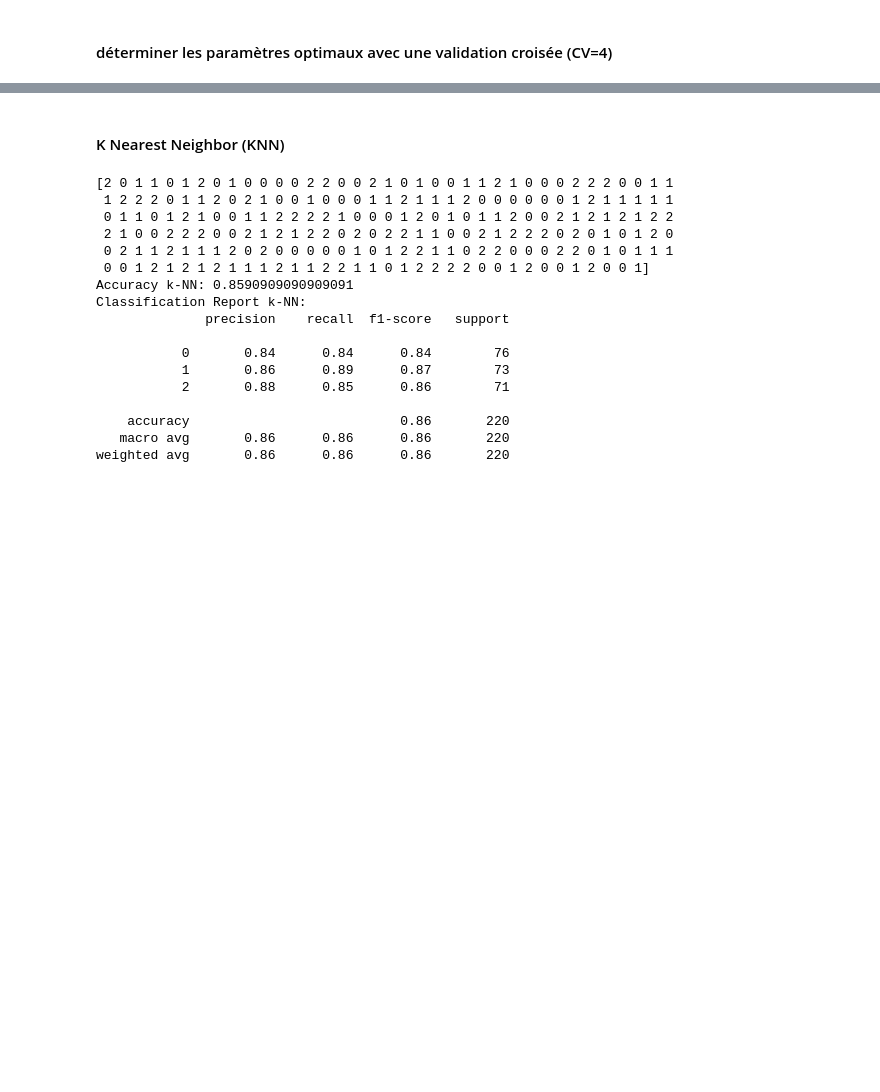
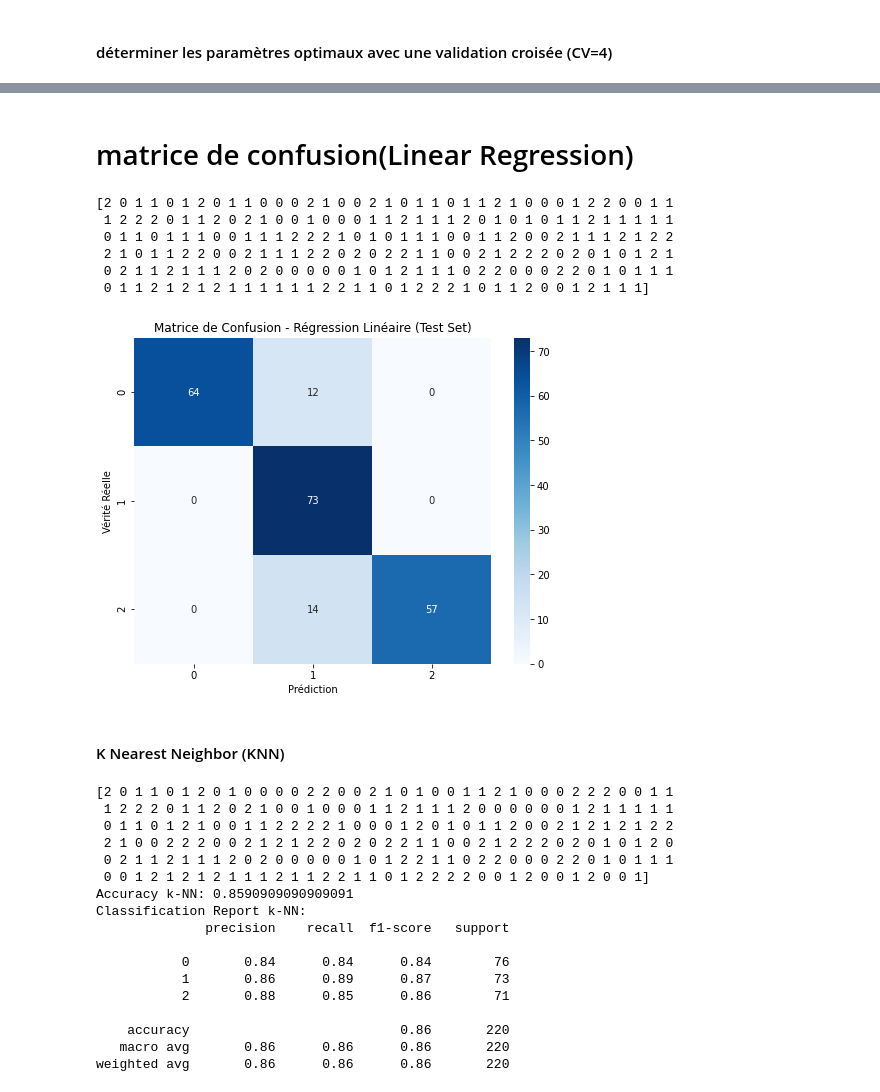
Before and after one commit to Yosri-Jemai/Student-Stress-Factors, a Jupyter notebook: Student Stress Analysis.ipynb, the cells around one changed output, grey strips where cells are left out. Drawn from its saved outputs; the diff is of its cells as text; code cells hidden in the pictures; blank space fills up the shorter version.

```diff
--- a/Student Stress Analysis.ipynb
+++ b/Student Stress Analysis.ipynb
@@ -435,0 +434,28 @@ Meilleur score de validation croisée : 0.7696923844745266
+# %%
+from sklearn.linear_model import LinearRegression
+from sklearn.model_selection import train_test_split
+from sklearn.metrics import mean_squared_error
+import numpy as np
+
+# X représente les caractéristiques, et y représente les étiquettes (stress_level).
+X = ds[['anxiety_level', 'self_esteem', 'sleep_quality','mental_health_history','depression','headache','breathing_problem','noise_level','living_conditions','safety','basic_needs','academic_performance','study_load','teacher_student_relationship','future_career_concerns','social_support','peer_pressure','extracurricular_activities','bullying','blood_pressure']]
+y = ds['stress_level']
+
+# Divisez les données en ensembles d'entraînement et de test
+X_train, X_test, y_train, y_test = train_test_split(X, y, test_size=0.2, random_state=42)
+
+# Créez et entraînez le modèle de régression linéaire
+linear_reg_model = LinearRegression()
+linear_reg_model.fit(X_train, y_train)
+
+# Faites des prédictions sur l'ensemble de test
+y_test_pred = linear_reg_model.predict(X_test)
+print(y_test_pred)
+
+# Évaluez la performance du modèle
+mse = mean_squared_error(y_test, y_test_pred)
+rmse = np.sqrt(mse)
+
+# Affichez la performance du modèle
+print("Erreur quadratique moyenne (MSE):", mse)
+print("Erreur quadratique moyenne racine (RMSE):", rmse)
@@ -436,3 +480,30 @@ Meilleur score de validation croisée : 0.7696923844745266
+# %% [markdown]
+#  matrice de confusion(Linear Regression)
+# %%
+# Définissez des seuils pour chaque classe
+thresholds = [0.5, 1.5]
+#thresholds nférieur à 0.5 peut être considéré comme la classe 0, entre 0.5 et 1.5 comme la classe 1, et supérieur à 1.5 comme la classe 2.
+# Appliquez les seuils aux prédictions pour obtenir les classes prédites
+predicted_classes = np.digitize(y_test_pred, thresholds)
+print(predicted_classes)
+# Créez la matrice de confusion
+conf_matrix_linear_reg = confusion_matrix(y_test, predicted_classes)
+
+# Affichez la matrice de confusion
+plt.figure(figsize=(8, 6))
+sns.heatmap(conf_matrix_linear_reg, annot=True, fmt='d', cmap='Blues', xticklabels=[0, 1, 2], yticklabels=[0, 1, 2])
+plt.title('Matrice de Confusion - Régression Linéaire (Test Set)')
+plt.xlabel('Prédiction')
+plt.ylabel('Vérité Réelle')
+plt.show()
+# %% [output]
+[2 0 1 1 0 1 2 0 1 1 0 0 0 2 1 0 0 2 1 0 1 1 0 1 1 2 1 0 0 0 1 2 2 0 0 1 1
+ 1 2 2 2 0 1 1 2 0 2 1 0 0 1 0 0 0 1 1 2 1 1 1 2 0 1 0 1 0 1 1 2 1 1 1 1 1
+ 0 1 1 0 1 1 1 0 0 1 1 1 2 2 2 1 0 1 0 1 1 1 0 0 1 1 2 0 0 2 1 1 1 2 1 2 2
+ 2 1 0 1 1 2 2 0 0 2 1 1 1 2 2 0 2 0 2 2 1 1 0 0 2 1 2 2 2 0 2 0 1 0 1 2 1
+ 0 2 1 1 2 1 1 1 2 0 2 0 0 0 0 0 1 0 1 2 1 1 1 0 2 2 0 0 0 2 2 0 1 0 1 1 1
+ 0 1 1 2 1 2 1 2 1 1 1 1 1 1 2 2 1 1 0 1 2 2 2 1 0 1 1 2 0 0 1 2 1 1 1]
+[figure, added]
 # %% [markdown]
 #### K Nearest Neighbor (KNN)
 # %%
```
Also changed, not shown: parts of 23 cells of this notebook, 1 other file.
